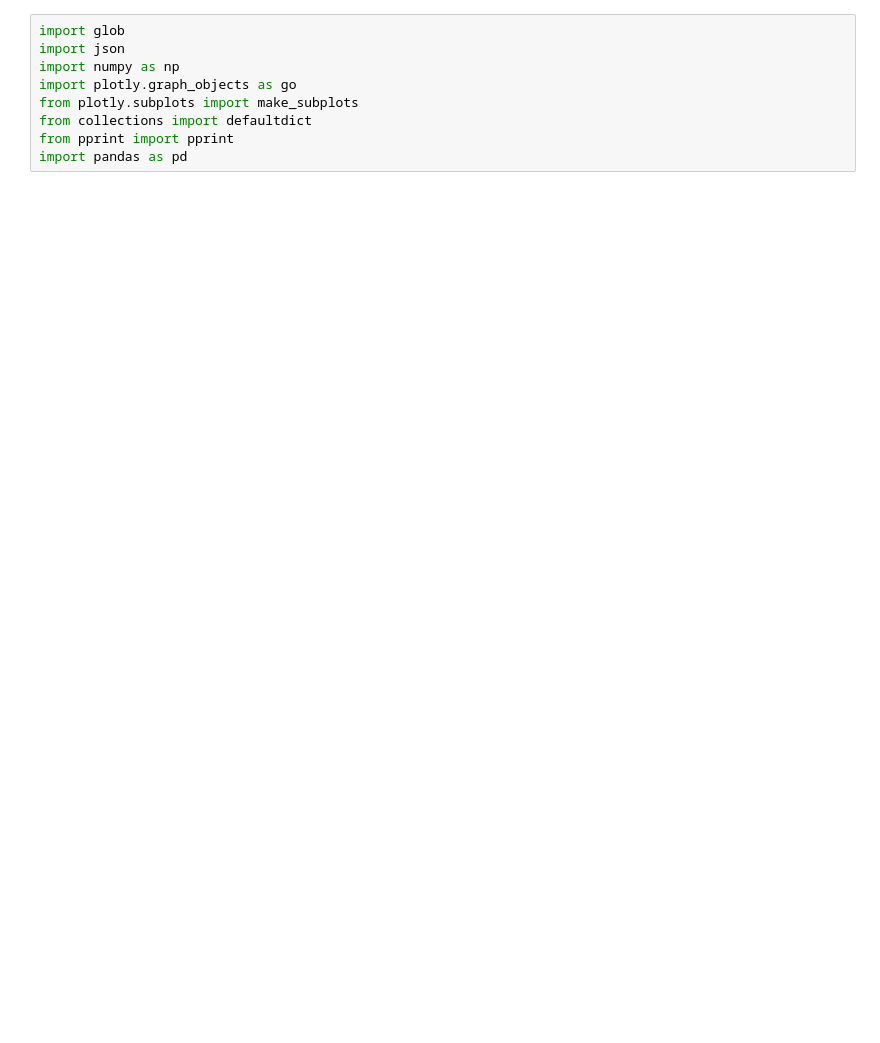
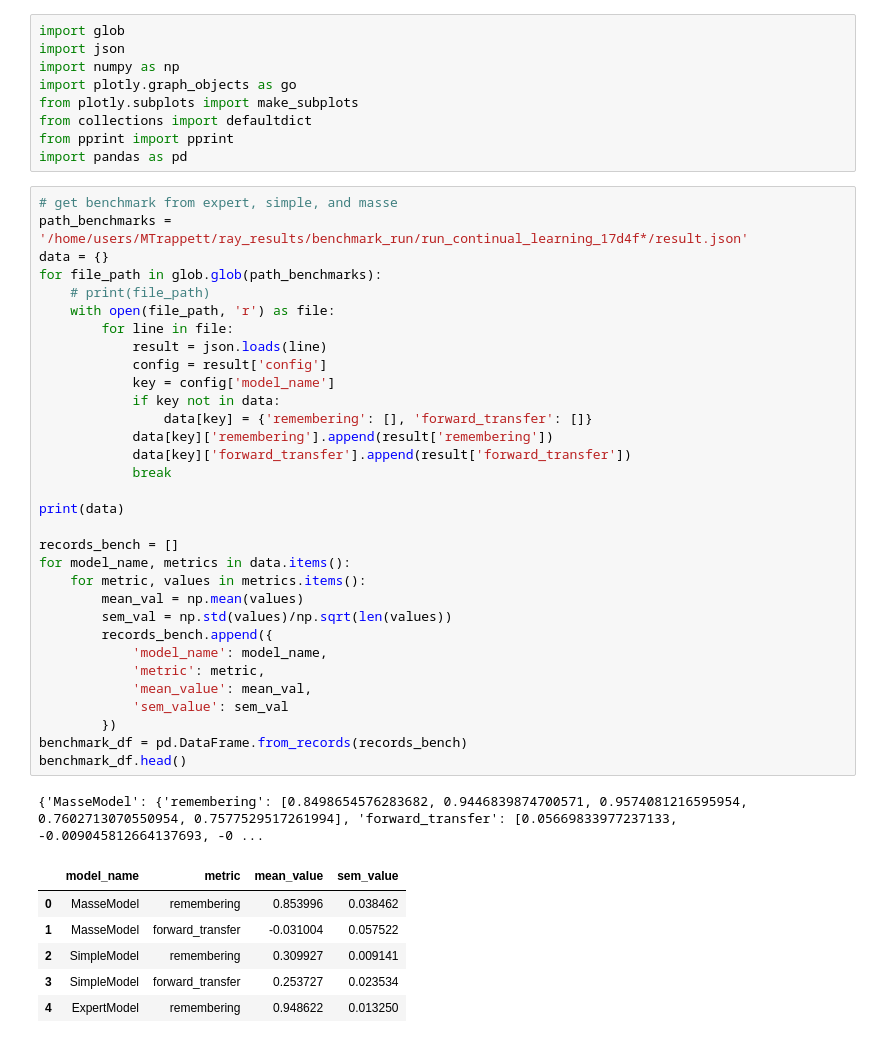
Before and after one commit to TrappettML/BranchGating, a Jupyter notebook: branchNetwork/notebooks/branch_search_process.ipynb, the cells around one changed output. Saved outputs shown, nothing was run; the diff lists cells and outputs as text; blank space fills up the shorter version.

```diff
--- a/branchNetwork/notebooks/branch_search_process.ipynb
+++ b/branchNetwork/notebooks/branch_search_process.ipynb
@@ -7,3 +7,43 @@ from plotly.subplots import make_subplots
 from collections import defaultdict
 from pprint import pprint
 import pandas as pd
+# %%
+# get benchmark from expert, simple, and masse
+path_benchmarks = '/home/users/MTrappett/ray_results/benchmark_run/run_continual_learning_17d4f*/result.json'
+data = {}
+for file_path in glob.glob(path_benchmarks):
+    # print(file_path)
+    with open(file_path, 'r') as file:
+        for line in file:
+            result = json.loads(line)
+            config = result['config']
+            key = config['model_name']
+            if key not in data:
+                data[key] = {'remembering': [], 'forward_transfer': []}
+            data[key]['remembering'].append(result['remembering'])
+            data[key]['forward_transfer'].append(result['forward_transfer'])
+            break
+
+print(data)
+
+records_bench = []
+for model_name, metrics in data.items():
+    for metric, values in metrics.items():
+        mean_val = np.mean(values)
+        sem_val = np.std(values)/np.sqrt(len(values))
+        records_bench.append({
+            'model_name': model_name,
+            'metric': metric,
+            'mean_value': mean_val,
+            'sem_value': sem_val
+        })
+benchmark_df = pd.DataFrame.from_records(records_bench)
+benchmark_df.head()
+# %% [output]
+{'MasseModel': {'remembering': [0.8498654576283682, 0.9446839874700571, 0.9574081216595954, 0.7602713070550954, 0.7577529517261994], 'forward_transfer': [0.05669833977237133, -0.009045812664137693, -0 ...
+|  | model_name | metric | mean_value | sem_value |
+| 0 | MasseModel | remembering | 0.853996 | 0.038462 |
+| 1 | MasseModel | forward_transfer | -0.031004 | 0.057522 |
+| 2 | SimpleModel | remembering | 0.309927 | 0.009141 |
+| 3 | SimpleModel | forward_transfer | 0.253727 | 0.023534 |
+| 4 | ExpertModel | remembering | 0.948622 | 0.013250 |
```
Also changed, not shown: parts of 20 cells of this notebook, 3 other files.
